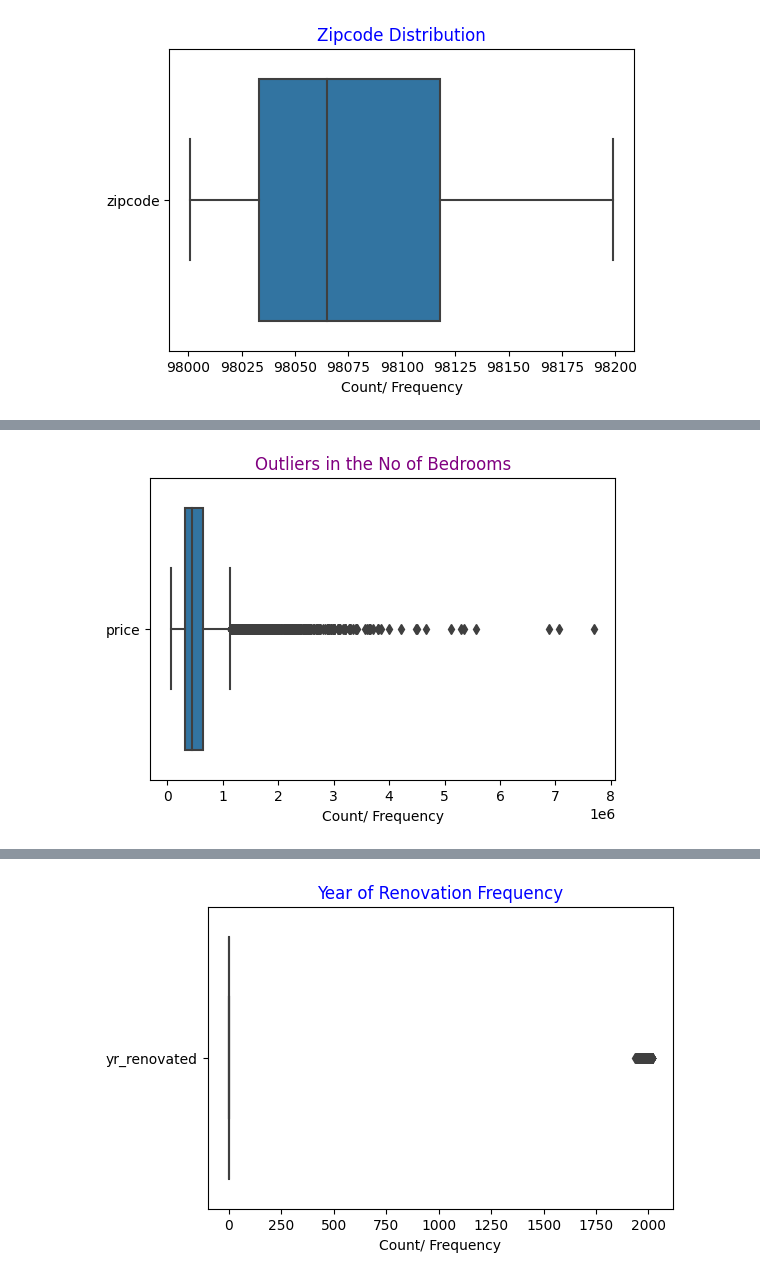
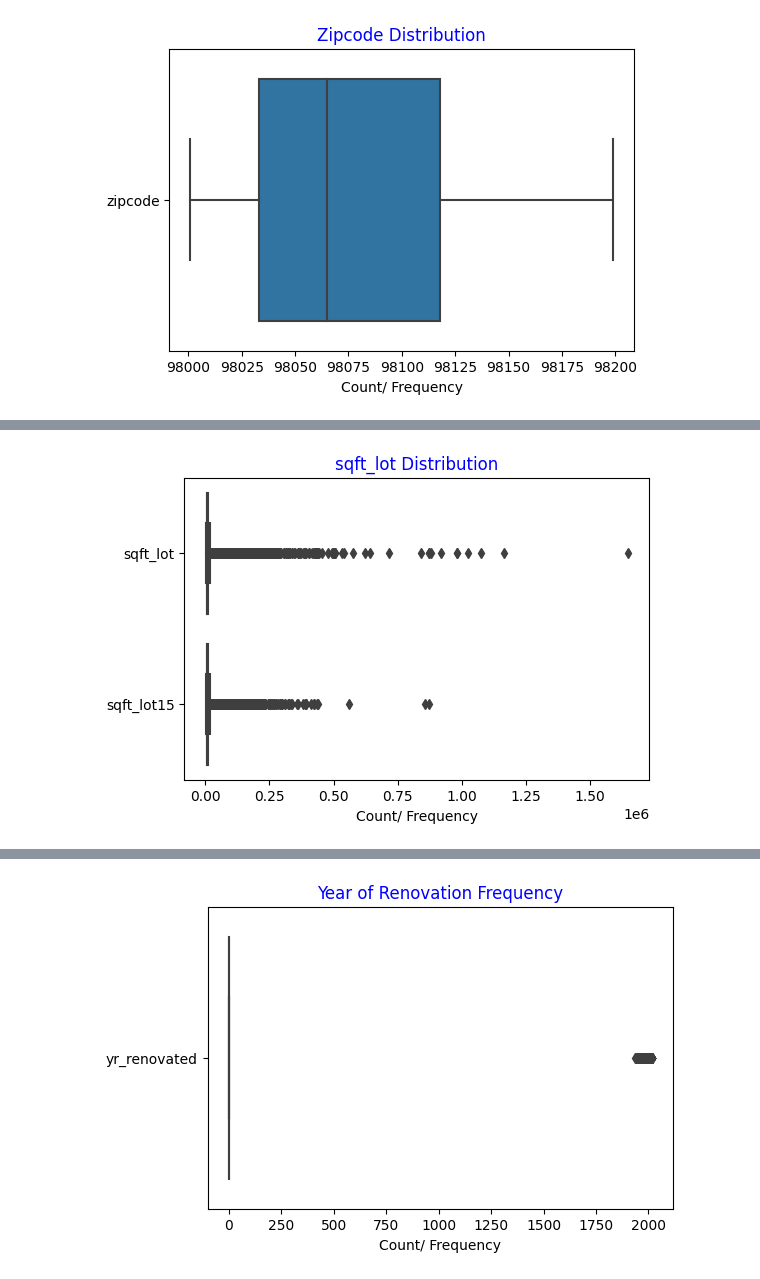
Before and after one commit to Mwadz/Hass-Consulting-Company, a Jupyter notebook: Regression_week_7.ipynb, the cells around one changed output, grey strips where cells are left out. Cells and saved outputs as stored; diff of their text form; code cells hidden in the pictures.

```diff
--- a/Regression_week_7.ipynb
+++ b/Regression_week_7.ipynb
@@ -197,11 +234,11 @@ plt.show()
 # %%
-# checking for outliers
-col = estate[['price']]
+	# checking for outliers
+col = estate[['sqft_lot','sqft_lot15',]]
 # check for outliers
 plt.figure(dpi = 100)
 ax = sns.boxplot(data = col, orient="h")
-plt.title('Outliers in the No of Bedrooms', color = 'Purple')
+plt.title('sqft_lot Distribution', color = 'blue')
 plt.xlabel('Count/ Frequency')
 plt.show()
 # %% [output]
-[figure, old version]
+[figure, new version]
```
Also changed, not shown: parts of 29 cells of this notebook.
